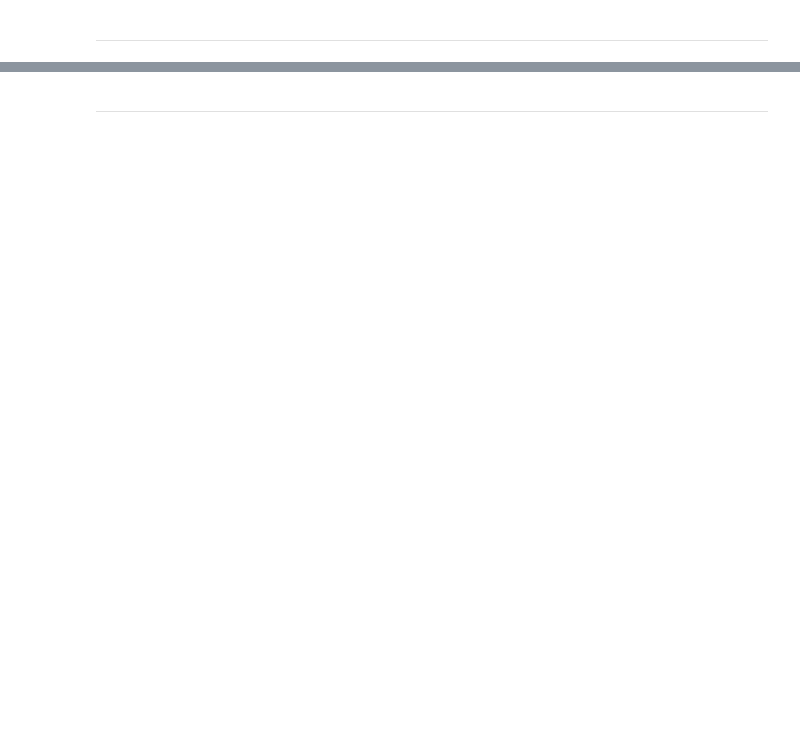
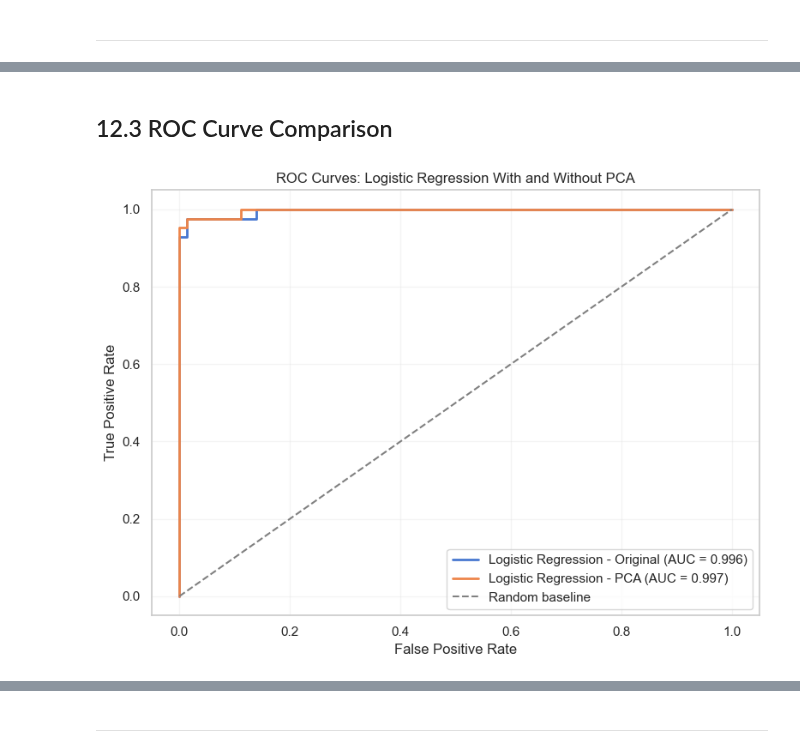
Before and after one commit to sati2799/breast-cancer-classification-ml, a Jupyter notebook: notebooks/breast_cancer_classification.ipynb, the cells around one changed output, grey strips where cells are left out. Cells and saved outputs as stored; diff of their text form; code cells hidden in the pictures; blank space fills up the shorter version.

```diff
--- a/notebooks/breast_cancer_classification.ipynb
+++ b/notebooks/breast_cancer_classification.ipynb
@@ -875,0 +993,42 @@ Overall, Logistic Regression and SVM appear to be the most reliable models for t
+# %% [markdown]
+## 12.3 ROC Curve Comparison
+# %%
+
+from sklearn.metrics import roc_curve
+
+plt.figure(figsize=(8, 6))
+
+for name, probabilities in test_probabilities.items():
+
+    fpr, tpr, _ = roc_curve(
+        y_test,
+        probabilities,
+        pos_label=1
+    )
+
+    auc = roc_auc_score(y_test, probabilities)
+
+    plt.plot(
+        fpr,
+        tpr,
+        linewidth=2,
+        label=f"{name} (AUC = {auc:.3f})"
+    )
+
+plt.plot(
+    [0, 1],
+    [0, 1],
+    linestyle="--",
+    color="gray",
+    label="Random baseline"
+)
+
+plt.title("ROC Curves: Logistic Regression With and Without PCA")
+plt.xlabel("False Positive Rate")
+plt.ylabel("True Positive Rate")
+plt.legend()
+plt.grid(alpha=0.2)
+plt.tight_layout()
+plt.show()
+# %% [output]
+[figure, added]
```
Also changed, not shown: parts of 48 cells of this notebook.
